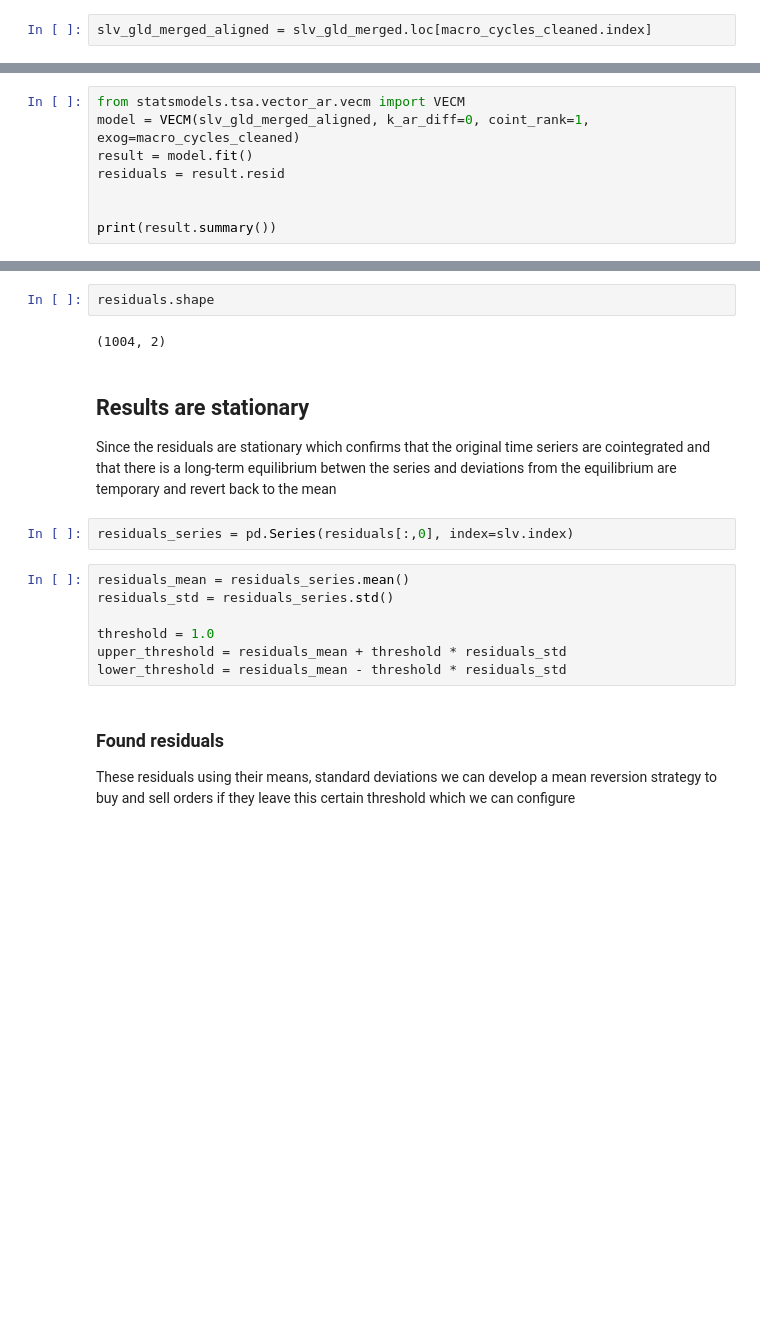
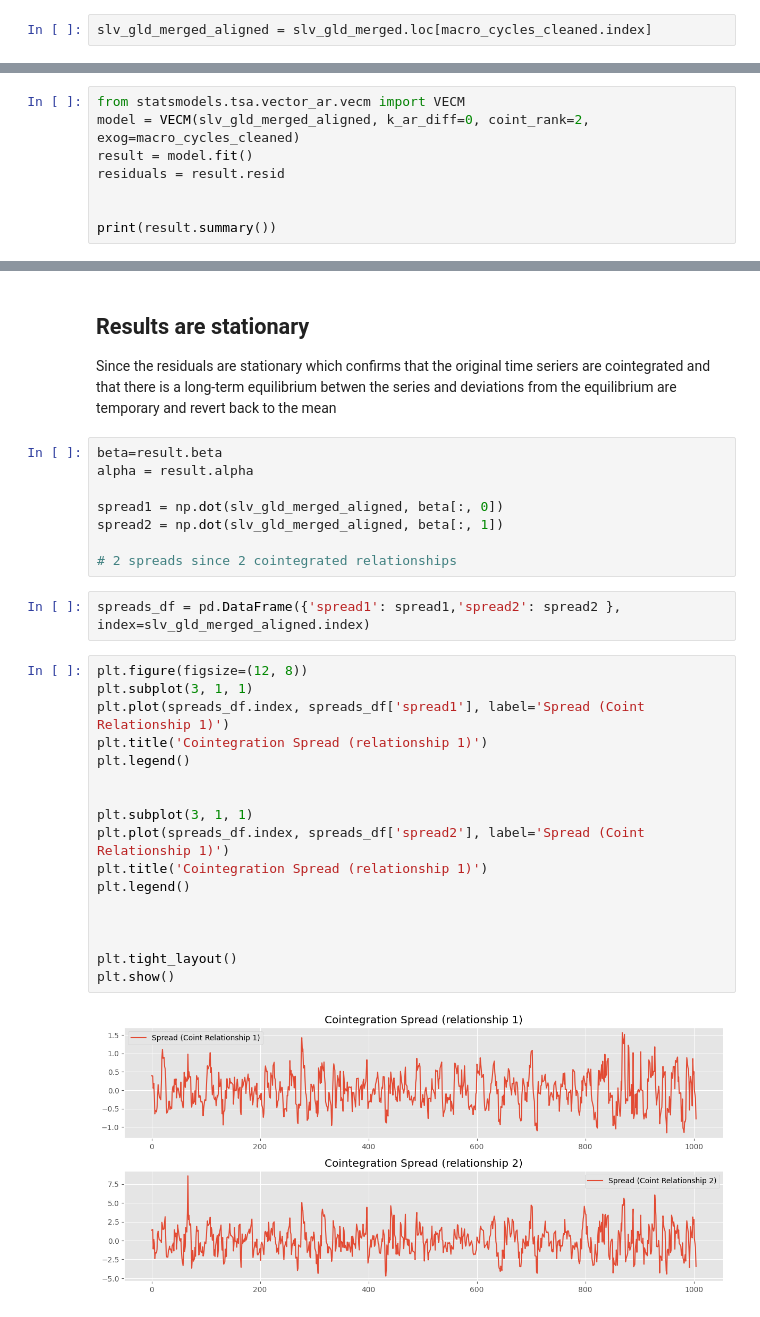
Before and after one commit to GTSF-Quantitative-Sector/sarima_forecast, a Jupyter notebook: VECM/VECM.ipynb, the cells around one changed output, grey strips where cells are left out. Drawn from its saved outputs; the diff is of its cells as text; blank space fills up the shorter version.

Commit message:
Analyzed VECM spreads, using rolling means, z scores,

```diff
--- a/VECM/VECM.ipynb
+++ b/VECM/VECM.ipynb
@@ -338,6 +347,6 @@ slv_gld_merged_aligned = slv_gld_merged.loc[macro_cycles_cleaned.index]
 # %%
 from statsmodels.tsa.vector_ar.vecm import VECM
-model = VECM(slv_gld_merged_aligned, k_ar_diff=0, coint_rank=1, exog=macro_cycles_cleaned)
+model = VECM(slv_gld_merged_aligned, k_ar_diff=0, coint_rank=2, exog=macro_cycles_cleaned)
 result = model.fit()
 residuals = result.resid
 
@@ -374,20 +383,33 @@ Test Statistic: 0.004598852517336717, p-value: 0.1
-# %%
-residuals.shape
-# %% [output]
-(1004, 2)
 # %% [markdown]
 ## Results are stationary
 
 Since the residuals are stationary which confirms that the original time seriers are cointegrated and that there is a long-term equilibrium betwen the series and deviations from the equilibrium are temporary and revert back to the mean
-# %%
-residuals_series = pd.Series(residuals[:,0], index=slv.index)
-# %%
-residuals_mean = residuals_series.mean()
-residuals_std = residuals_series.std()
-
-threshold = 1.0
-upper_threshold = residuals_mean + threshold * residuals_std
-lower_threshold = residuals_mean - threshold * residuals_std
-# %% [markdown]
-### Found residuals
-These residuals using their means, standard deviations we can develop a mean reversion strategy to buy and sell orders if they leave this certain threshold which we can configure
+# %%
+beta=result.beta
+alpha = result.alpha
+
+spread1 = np.dot(slv_gld_merged_aligned, beta[:, 0])
+spread2 = np.dot(slv_gld_merged_aligned, beta[:, 1])
+
+# 2 spreads since 2 cointegrated relationships
+# %%
+spreads_df = pd.DataFrame({'spread1': spread1,'spread2': spread2 }, index=slv_gld_merged_aligned.index)
+# %%
+plt.figure(figsize=(12, 8))
+plt.subplot(3, 1, 1)
+plt.plot(spreads_df.index, spreads_df['spread1'], label='Spread (Coint Relationship 1)')
+plt.title('Cointegration Spread (relationship 1)')
+plt.legend()
+
+
+plt.subplot(3, 1, 1)
+plt.plot(spreads_df.index, spreads_df['spread2'], label='Spread (Coint Relationship 1)')
+plt.title('Cointegration Spread (relationship 1)')
+plt.legend()
+
+
+
+plt.tight_layout()
+plt.show()
+# %% [output]
+[figure, added]
```
Also changed, not shown: parts of 6 cells of this notebook.
